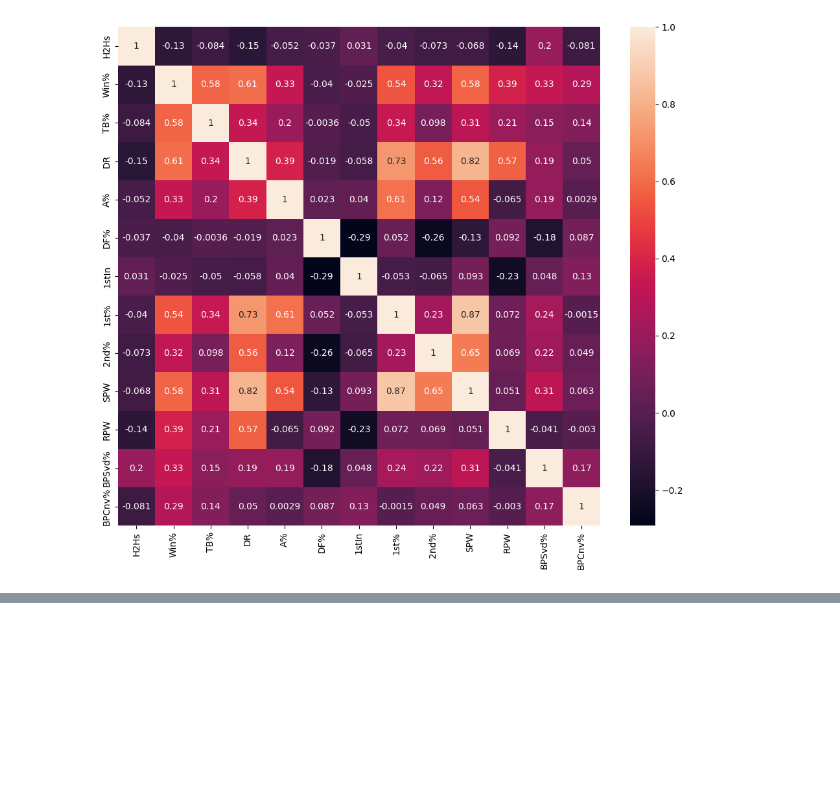
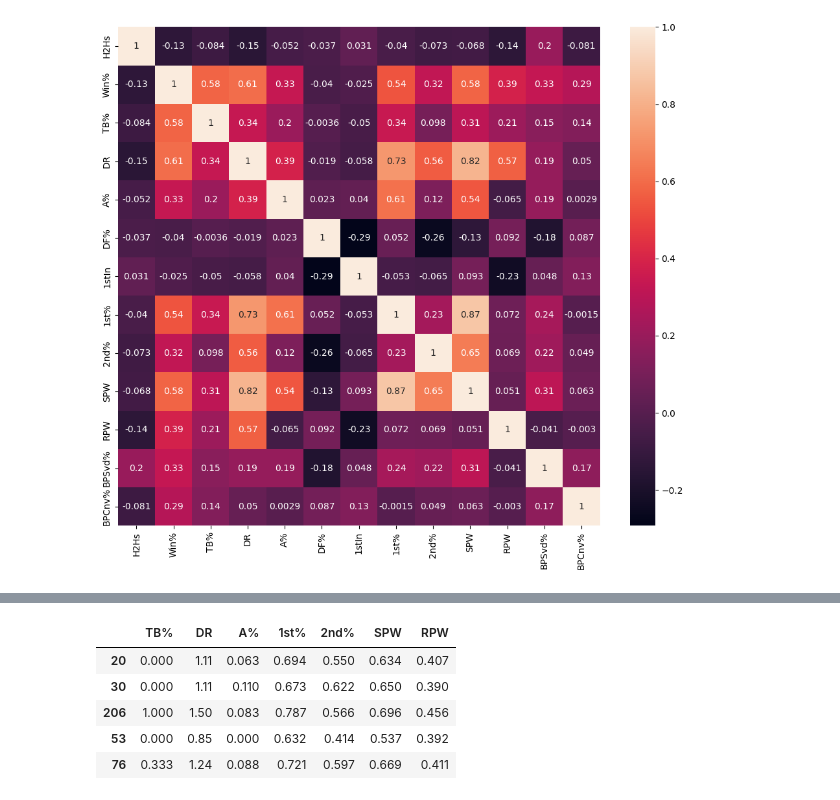
Before and after one commit to tseringgg/atp-match-predictions, a Jupyter notebook: jannikh2h_MLmodel.ipynb, the cells around one changed output, grey strips where cells are left out. Saved outputs shown, nothing was run; the diff lists cells and outputs as text; code cells hidden in the pictures; blank space fills up the shorter version.

```diff
--- a/jannikh2h_MLmodel.ipynb
+++ b/jannikh2h_MLmodel.ipynb
@@ -123,0 +142,9 @@ sns.heatmap(jannik_h2h_corr, annot=True)
+# %%
+x_train.sample(5)
+# %% [output]
+|  | TB% | DR | A% | 1st% | 2nd% | SPW | RPW |
+| 20 | 0.000 | 1.11 | 0.063 | 0.694 | 0.550 | 0.634 | 0.407 |
+| 30 | 0.000 | 1.11 | 0.110 | 0.673 | 0.622 | 0.650 | 0.390 |
+| 206 | 1.000 | 1.50 | 0.083 | 0.787 | 0.566 | 0.696 | 0.456 |
+| 53 | 0.000 | 0.85 | 0.000 | 0.632 | 0.414 | 0.537 | 0.392 |
+| 76 | 0.333 | 1.24 | 0.088 | 0.721 | 0.597 | 0.669 | 0.411 |
```
Also changed, not shown: parts of 14 cells of this notebook, 1 other file.
